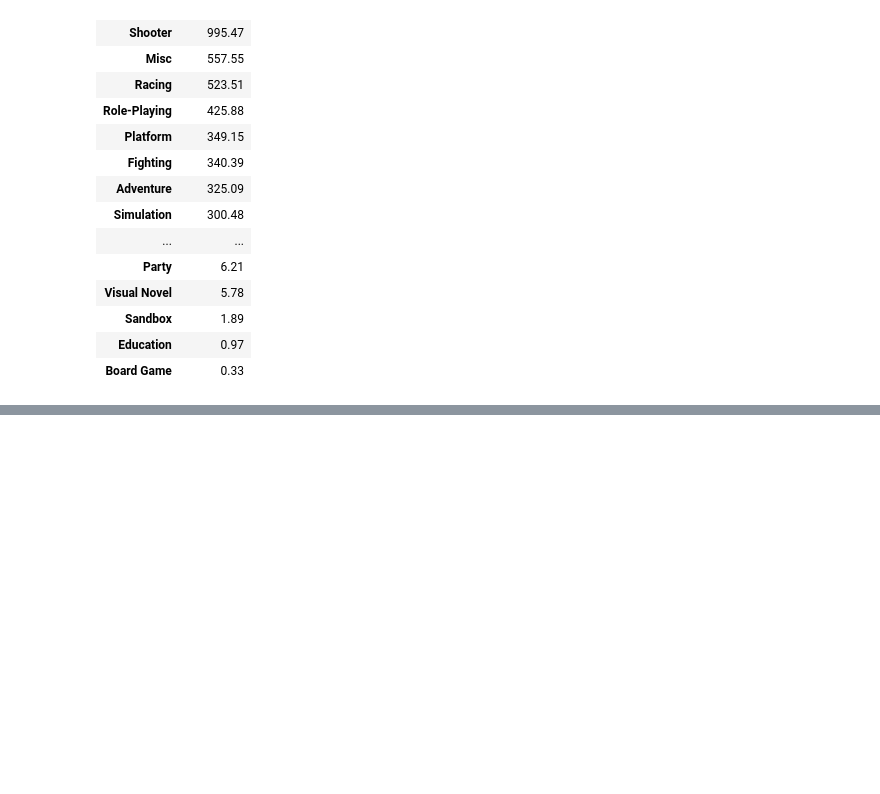
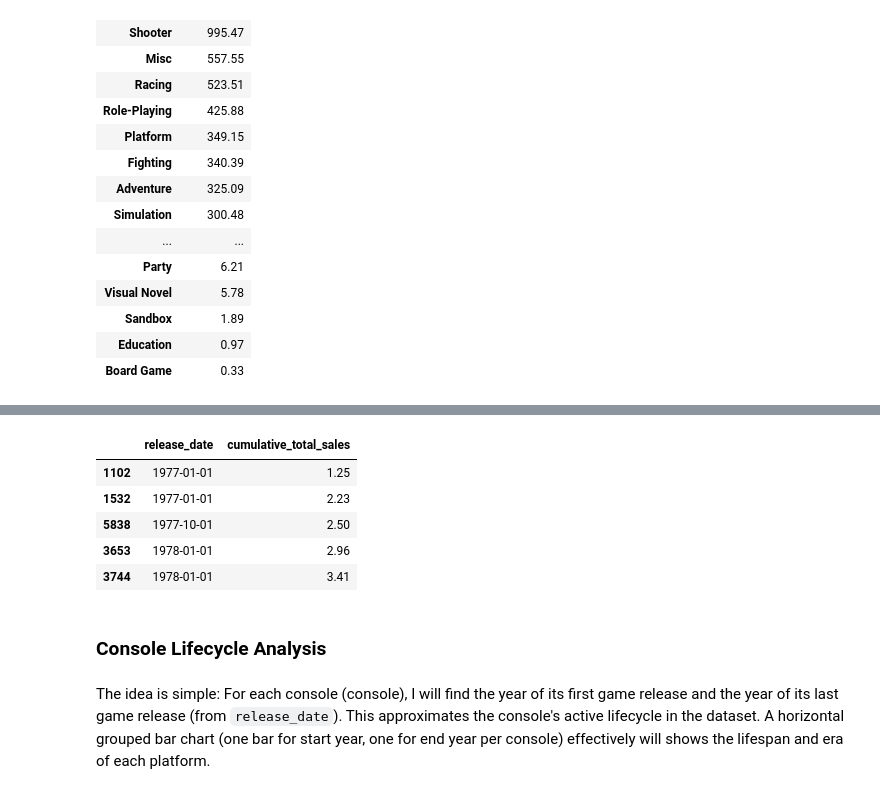
Before and after one commit to smartestnerdfromtown/Video-Game-Sales-Analysis, a Jupyter notebook: analysis.ipynb, the cells around one changed output, grey strips where cells are left out. Saved outputs shown, nothing was run; the diff lists cells and outputs as text; code cells hidden in the pictures; blank space fills up the shorter version.

```diff
--- a/analysis.ipynb
+++ b/analysis.ipynb
@@ -498,0 +547,19 @@ sales_distribtuion_by_genre
+# %%
+cumulative_sales = df.dropna(subset=['total_sales', 'release_date'])
+cumulative_sales = cumulative_sales.sort_values(by='release_date', ascending=True)
+cumulative_sales['cumulative_total_sales'] = cumulative_sales['total_sales'].cumsum()
+
+cumulative_sales = cumulative_sales[['release_date', 'cumulative_total_sales']]
+# %%
+cumulative_sales.head()
+# %% [output]
+|  | release_date | cumulative_total_sales |
+| 1102 | 1977-01-01 | 1.25 |
+| 1532 | 1977-01-01 | 2.23 |
+| 5838 | 1977-10-01 | 2.50 |
+| 3653 | 1978-01-01 | 2.96 |
+| 3744 | 1978-01-01 | 3.41 |
+# %% [markdown]
+### Console Lifecycle Analysis
+# %% [markdown]
+The idea is simple: For each console (console), I will find the year of its first game release and the year of its last game release (from `release_date`). This approximates the console's active lifecycle in the dataset. A horizontal grouped bar chart (one bar for start year, one for end year per console) effectively will shows the lifespan and era of each platform.
```
Also changed, not shown: parts of 9 cells of this notebook.
